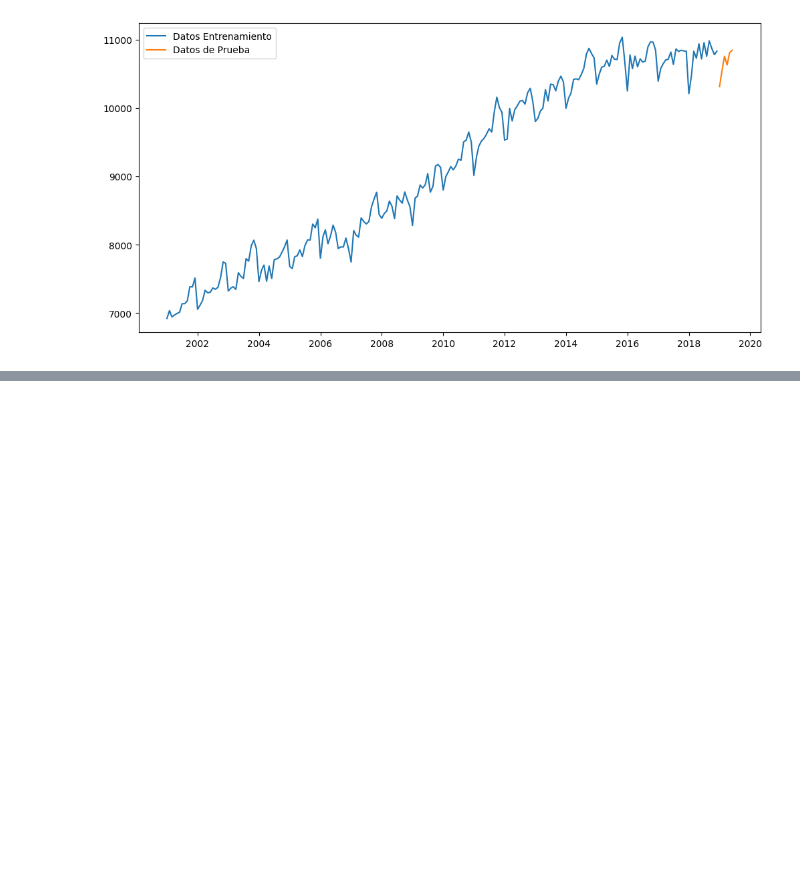
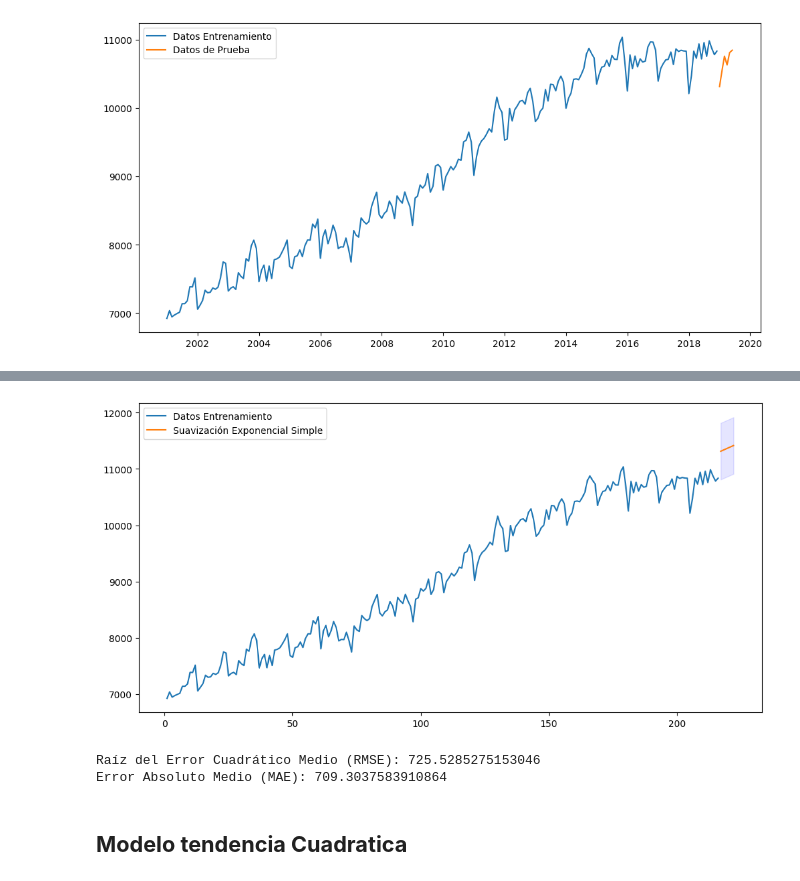
Before and after one commit to mafab9125/Fundamentos_Analitica, a Jupyter notebook: Series_de_tiempo/Taller_series_tiempo_2.ipynb, the cells around one changed output, grey strips where cells are left out. Cells and saved outputs as stored; diff of their text form; code cells hidden in the pictures; blank space fills up the shorter version.

```diff
--- a/Series_de_tiempo/Taller_series_tiempo_2.ipynb
+++ b/Series_de_tiempo/Taller_series_tiempo_2.ipynb
@@ -747,0 +138,13 @@ plt.show()
+# %%
+x_for= np.linspace((train_td.shape[0]+1),(train_td.shape[0]+h),h)
+X_for= sm.add_constant(x_for)
+# %%
+dt = lin_t.get_prediction(X_for).summary_frame(alpha=0.05)
+y_prd = dt['mean']
+yprd_ci_lower = dt['obs_ci_lower']
+yprd_ci_upper = dt['obs_ci_upper']
+
+preds_lin = pd.DataFrame(np.column_stack([y_prd, yprd_ci_lower, yprd_ci_upper]),
+                     columns=['Point_forecast', 'lower_95', 'upper_95'], index=test_td.index)
+
+display(preds_lin)
@@ -747,0 +160,22 @@ plt.show()
+# %%
+fig = plt.figure(figsize=(12, 6))
+plt.plot(x,y,label="Datos Entrenamiento")
+plt.plot(x_for,preds_lin['Point_forecast'],label="Suavización Exponencial Simple")
+plt.fill_between(x_for ,preds_lin['lower_95'], preds_lin['upper_95'], color='blue', alpha=0.1)
+plt.legend()
+plt.show()
+# %% [output]
+[figure, added]
+# %%
+# Cálculo de métricas
+
+rmse_lin = np.sqrt(((preds_lin['Point_forecast'] - test_td['Ocupados']) ** 2).mean())
+mae_lin = mean_absolute_error(test_td['Ocupados'], preds_lin['Point_forecast'])
+
+print(f"Raíz del Error Cuadrático Medio (RMSE): {rmse_lin}")
+print(f"Error Absoluto Medio (MAE): {mae_lin}")
+# %% [output]
+Raíz del Error Cuadrático Medio (RMSE): 725.5285275153046
+Error Absoluto Medio (MAE): 709.3037583910864
+# %% [markdown]
+## **Modelo tendencia Cuadratica**
```
Also changed, not shown: parts of 135 cells of this notebook.
